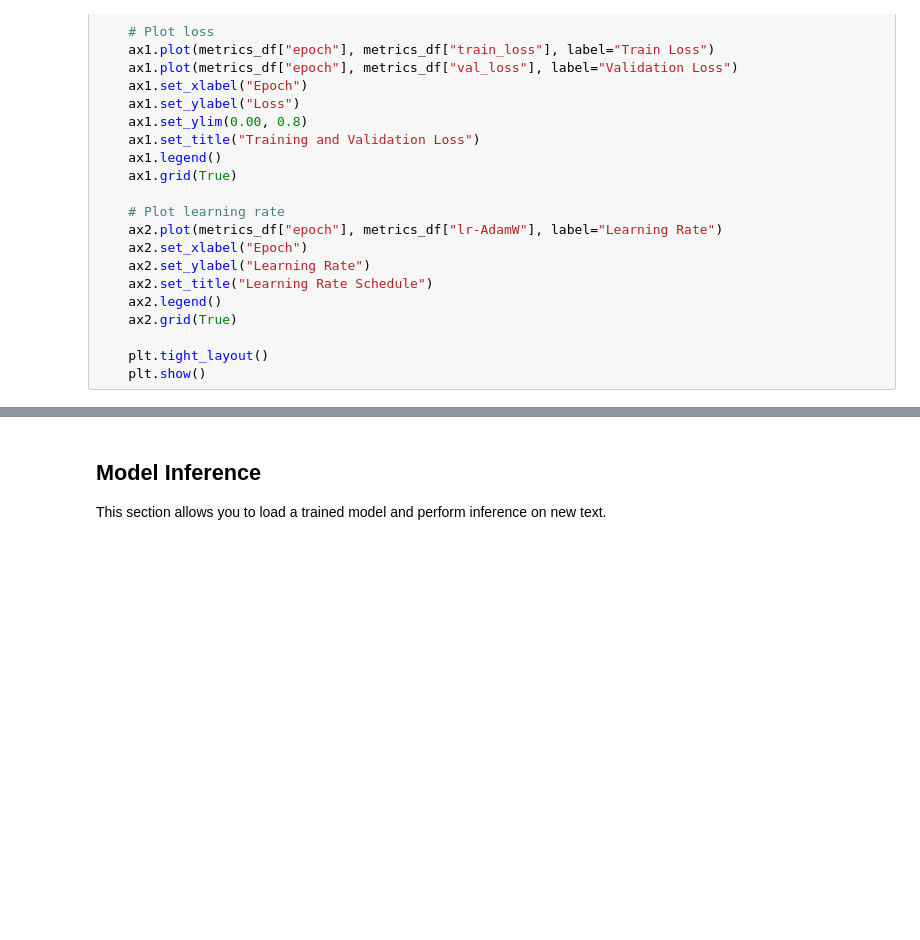
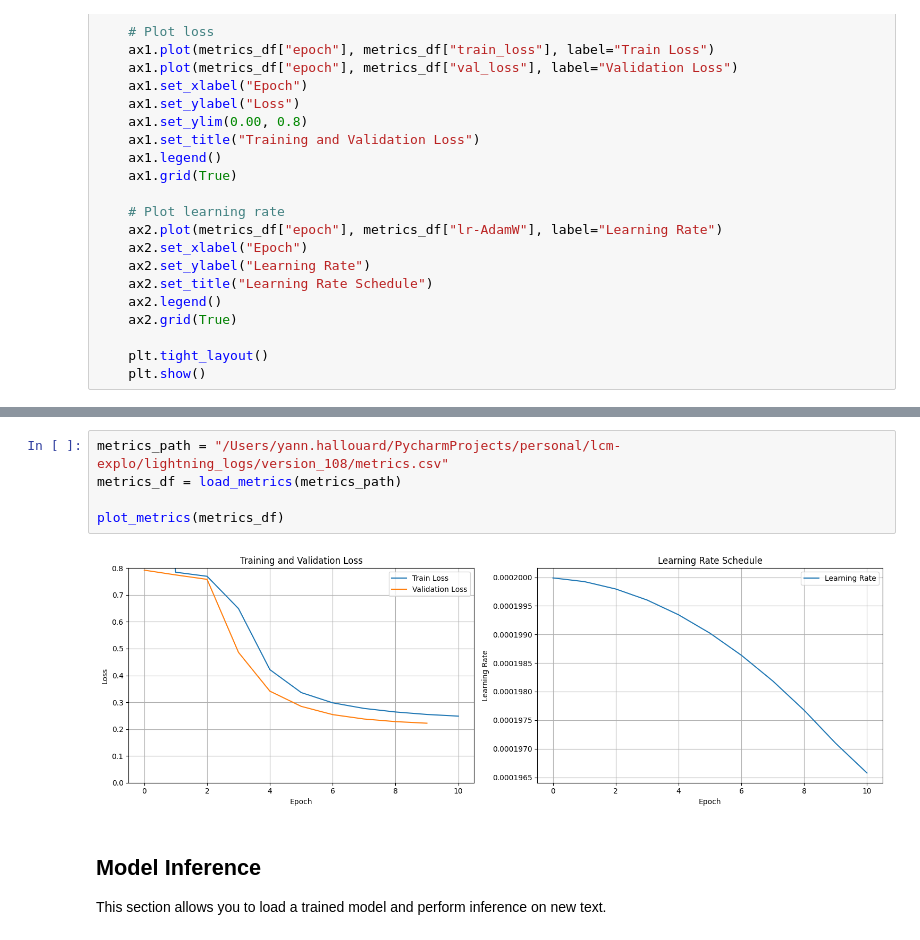
Before and after one commit to YHallouard/large_concept_model, a Jupyter notebook: notebooks/monitor_training.ipynb, the cells around one changed output, grey strips where cells are left out. Cells and saved outputs as stored; diff of their text form; blank space fills up the shorter version.

```diff
--- a/notebooks/monitor_training.ipynb
+++ b/notebooks/monitor_training.ipynb
@@ -55,3 +62,10 @@ plot_metrics(metrics_df)
+# %%
+metrics_path = "/Users/yann.hallouard/PycharmProjects/personal/lcm-explo/lightning_logs/version_108/metrics.csv"
+metrics_df = load_metrics(metrics_path)
+
+plot_metrics(metrics_df)
+# %% [output]
+[figure, added]
 # %% [markdown]
 ## Model Inference
 
```
Also changed, not shown: parts of 25 cells of this notebook, 12 other files.
